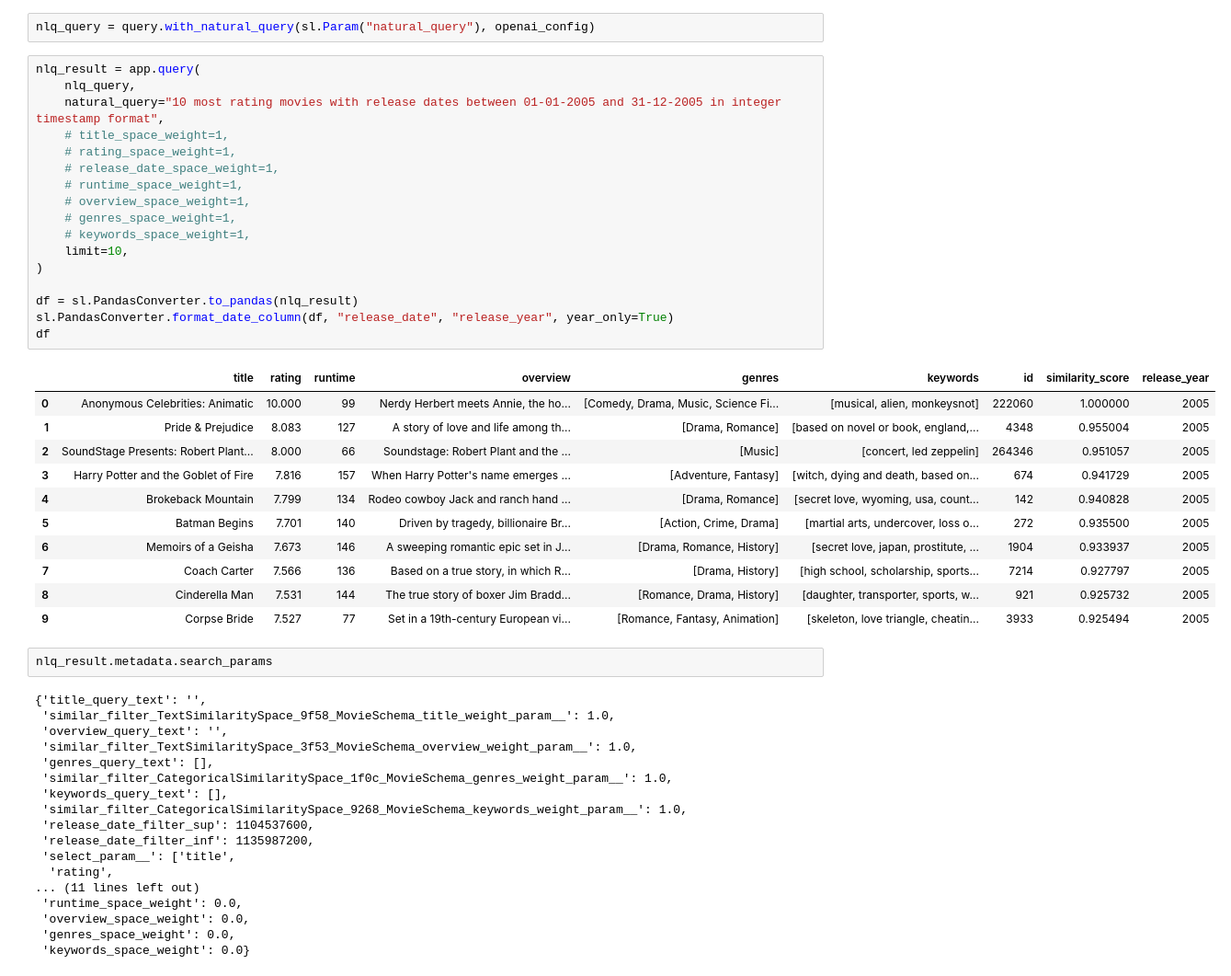
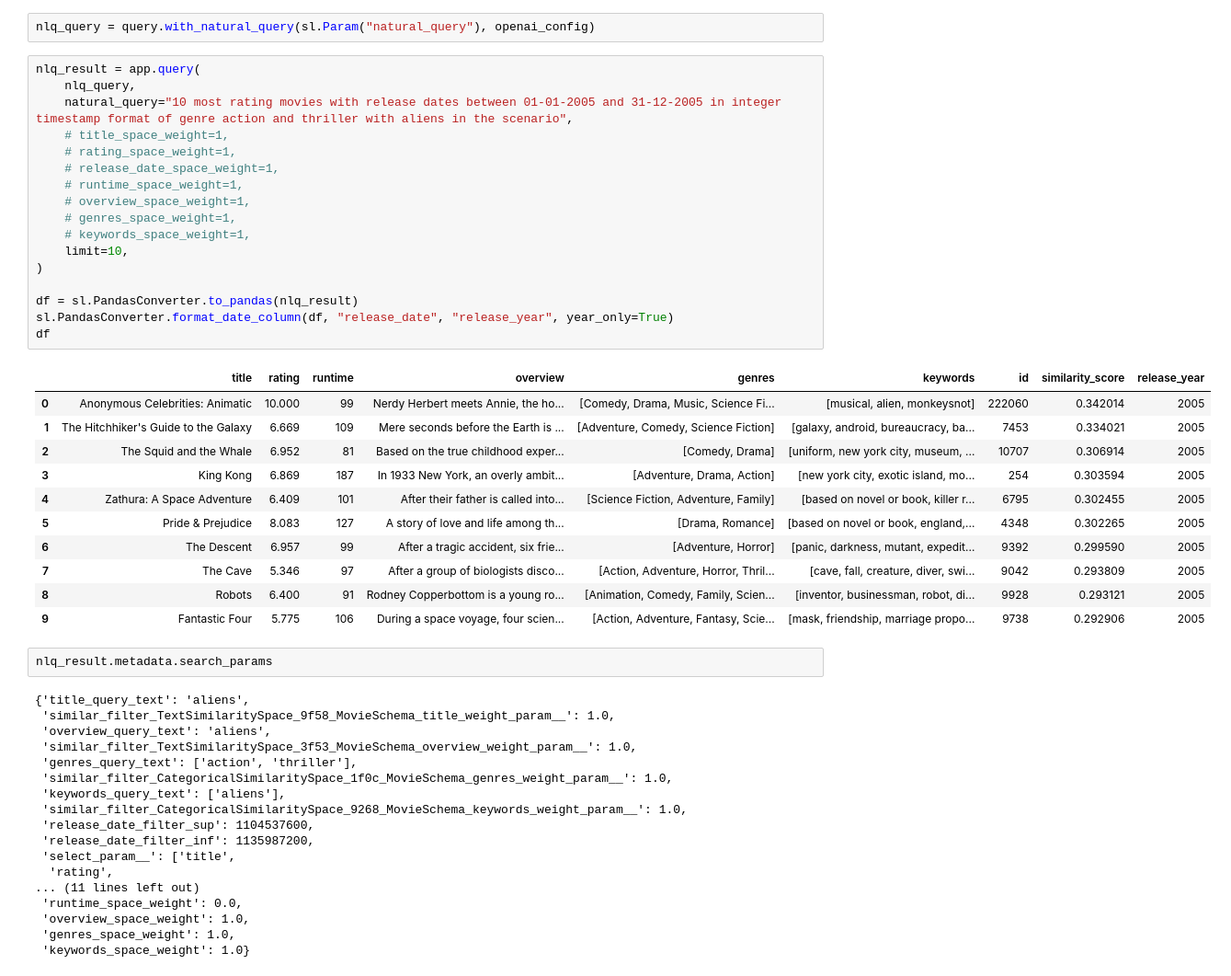
Before and after one commit to MatthiasELBAZ/tmdb_data_eda, a Jupyter notebook: tmbdb_data_eda.ipynb, the cells around one changed output. Shown at 92% size. Drawn from its saved outputs; the diff is of its cells as text.

Commit message:
make new query

```diff
--- a/tmbdb_data_eda.ipynb
+++ b/tmbdb_data_eda.ipynb
@@ -847,42 +847,42 @@ nlq_query = query.with_natural_query(sl.Param("natural_query"), openai_config)
 # %%
 nlq_result = app.query(
     nlq_query,
-    natural_query="10 most rating movies with release dates between 01-01-2005 and 31-12-2005 in integer timestamp format",
+    natural_query="10 most rating movies with release dates between 01-01-2005 and 31-12-2005 in integer timestamp format of genre action and thriller with aliens in the scenario",
     # title_space_weight=1,
     # rating_space_weight=1,
     # release_date_space_weight=1,
     # runtime_space_weight=1,
     # overview_space_weight=1,
     # genres_space_weight=1,
     # keywords_space_weight=1,
     limit=10,
 )
 
 df = sl.PandasConverter.to_pandas(nlq_result)
 sl.PandasConverter.format_date_column(df, "release_date", "release_year", year_only=True)
 df
 # %% [output]
 |  | title | rating | runtime | overview | genres | keywords | id | similarity_score | release_year |
-| 0 | Anonymous Celebrities: Animatic | 10.000 | 99 | Nerdy Herbert meets Annie, the ho... | [Comedy, Drama, Music, Science Fi... | [musical, alien, monkeysnot] | 222060 | 1.000000 | 2005 |
-| 1 | Pride & Prejudice | 8.083 | 127 | A story of love and life among th... | [Drama, Romance] | [based on novel or book, england,... | 4348 | 0.955004 | 2005 |
-| 2 | SoundStage Presents: Robert Plant... | 8.000 | 66 | Soundstage: Robert Plant and the ... | [Music] | [concert, led zeppelin] | 264346 | 0.951057 | 2005 |
-| 3 | Harry Potter and the Goblet of Fire | 7.816 | 157 | When Harry Potter's name emerges ... | [Adventure, Fantasy] | [witch, dying and death, based on... | 674 | 0.941729 | 2005 |
-| 4 | Brokeback Mountain | 7.799 | 134 | Rodeo cowboy Jack and ranch hand ... | [Drama, Romance] | [secret love, wyoming, usa, count... | 142 | 0.940828 | 2005 |
-| 5 | Batman Begins | 7.701 | 140 | Driven by tragedy, billionaire Br... | [Action, Crime, Drama] | [martial arts, undercover, loss o... | 272 | 0.935500 | 2005 |
-| 6 | Memoirs of a Geisha | 7.673 | 146 | A sweeping romantic epic set in J... | [Drama, Romance, History] | [secret love, japan, prostitute, ... | 1904 | 0.933937 | 2005 |
-| 7 | Coach Carter | 7.566 | 136 | Based on a true story, in which R... | [Drama, History] | [high school, scholarship, sports... | 7214 | 0.927797 | 2005 |
-| 8 | Cinderella Man | 7.531 | 144 | The true story of boxer Jim Bradd... | [Romance, Drama, History] | [daughter, transporter, sports, w... | 921 | 0.925732 | 2005 |
-| 9 | Corpse Bride | 7.527 | 77 | Set in a 19th-century European vi... | [Romance, Fantasy, Animation] | [skeleton, love triangle, cheatin... | 3933 | 0.925494 | 2005 |
+| 0 | Anonymous Celebrities: Animatic | 10.000 | 99 | Nerdy Herbert meets Annie, the ho... | [Comedy, Drama, Music, Science Fi... | [musical, alien, monkeysnot] | 222060 | 0.342014 | 2005 |
+| 1 | The Hitchhiker's Guide to the Galaxy | 6.669 | 109 | Mere seconds before the Earth is ... | [Adventure, Comedy, Science Fiction] | [galaxy, android, bureaucracy, ba... | 7453 | 0.334021 | 2005 |
+| 2 | The Squid and the Whale | 6.952 | 81 | Based on the true childhood exper... | [Comedy, Drama] | [uniform, new york city, museum, ... | 10707 | 0.306914 | 2005 |
+| 3 | King Kong | 6.869 | 187 | In 1933 New York, an overly ambit... | [Adventure, Drama, Action] | [new york city, exotic island, mo... | 254 | 0.303594 | 2005 |
+| 4 | Zathura: A Space Adventure | 6.409 | 101 | After their father is called into... | [Science Fiction, Adventure, Family] | [based on novel or book, killer r... | 6795 | 0.302455 | 2005 |
+| 5 | Pride & Prejudice | 8.083 | 127 | A story of love and life among th... | [Drama, Romance] | [based on novel or book, england,... | 4348 | 0.302265 | 2005 |
+| 6 | The Descent | 6.957 | 99 | After a tragic accident, six frie... | [Adventure, Horror] | [panic, darkness, mutant, expedit... | 9392 | 0.299590 | 2005 |
+| 7 | The Cave | 5.346 | 97 | After a group of biologists disco... | [Action, Adventure, Horror, Thril... | [cave, fall, creature, diver, swi... | 9042 | 0.293809 | 2005 |
+| 8 | Robots | 6.400 | 91 | Rodney Copperbottom is a young ro... | [Animation, Comedy, Family, Scien... | [inventor, businessman, robot, di... | 9928 | 0.293121 | 2005 |
+| 9 | Fantastic Four | 5.775 | 106 | During a space voyage, four scien... | [Action, Adventure, Fantasy, Scie... | [mask, friendship, marriage propo... | 9738 | 0.292906 | 2005 |
 # %%
 nlq_result.metadata.search_params
 # %% [output]
-{'title_query_text': '',
+{'title_query_text': 'aliens',
  'similar_filter_TextSimilaritySpace_9f58_MovieSchema_title_weight_param__': 1.0,
- 'overview_query_text': '',
+ 'overview_query_text': 'aliens',
  'similar_filter_TextSimilaritySpace_3f53_MovieSchema_overview_weight_param__': 1.0,
- 'genres_query_text': [],
+ 'genres_query_text': ['action', 'thriller'],
  'similar_filter_CategoricalSimilaritySpace_1f0c_MovieSchema_genres_weight_param__': 1.0,
- 'keywords_query_text': [],
+ 'keywords_query_text': ['aliens'],
  'similar_filter_CategoricalSimilaritySpace_9268_MovieSchema_keywords_weight_param__': 1.0,
  'release_date_filter_sup': 1104537600,
  'release_date_filter_inf': 1135987200,
@@ -890,6 +890,6 @@ nlq_result.metadata.search_params
   'rating',
 ... (11 lines left out)
  'runtime_space_weight': 0.0,
- 'overview_space_weight': 0.0,
- 'genres_space_weight': 0.0,
- 'keywords_space_weight': 0.0}
+ 'overview_space_weight': 1.0,
+ 'genres_space_weight': 1.0,
+ 'keywords_space_weight': 1.0}
```
